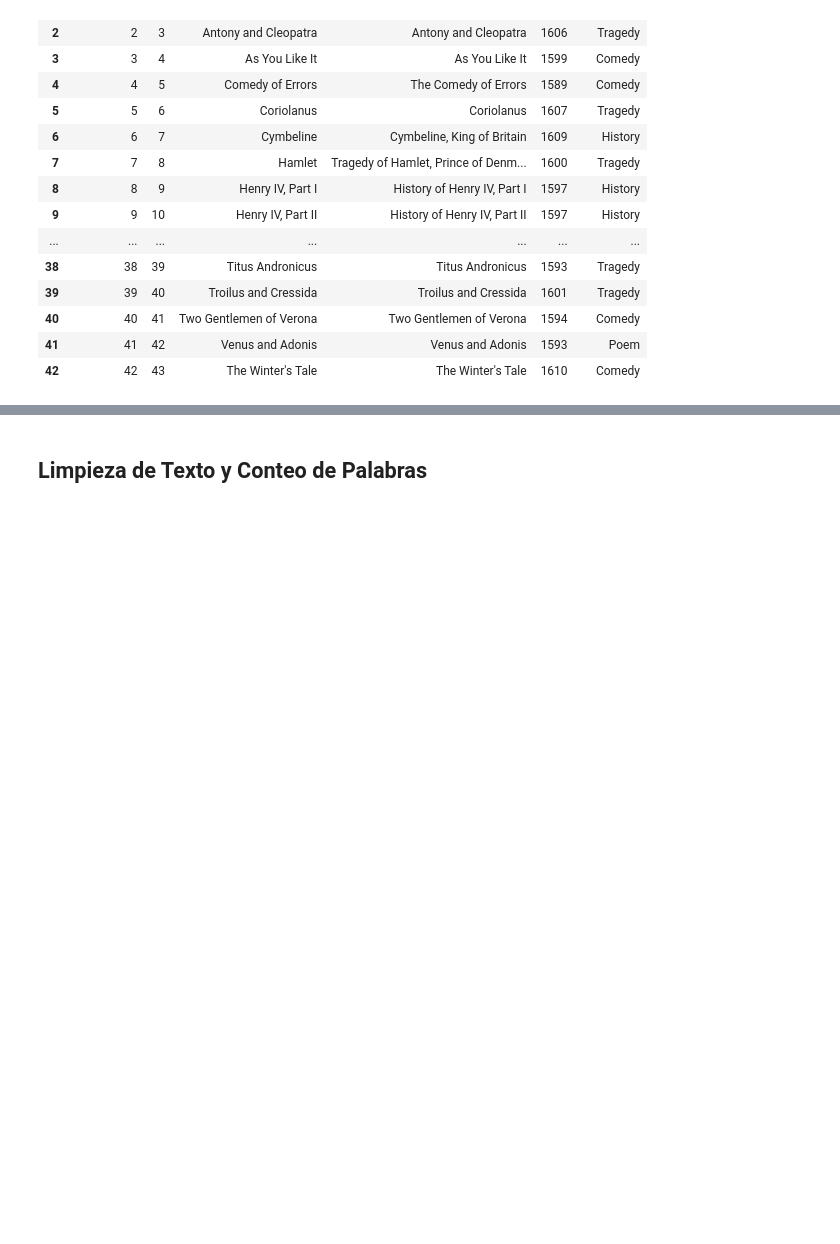
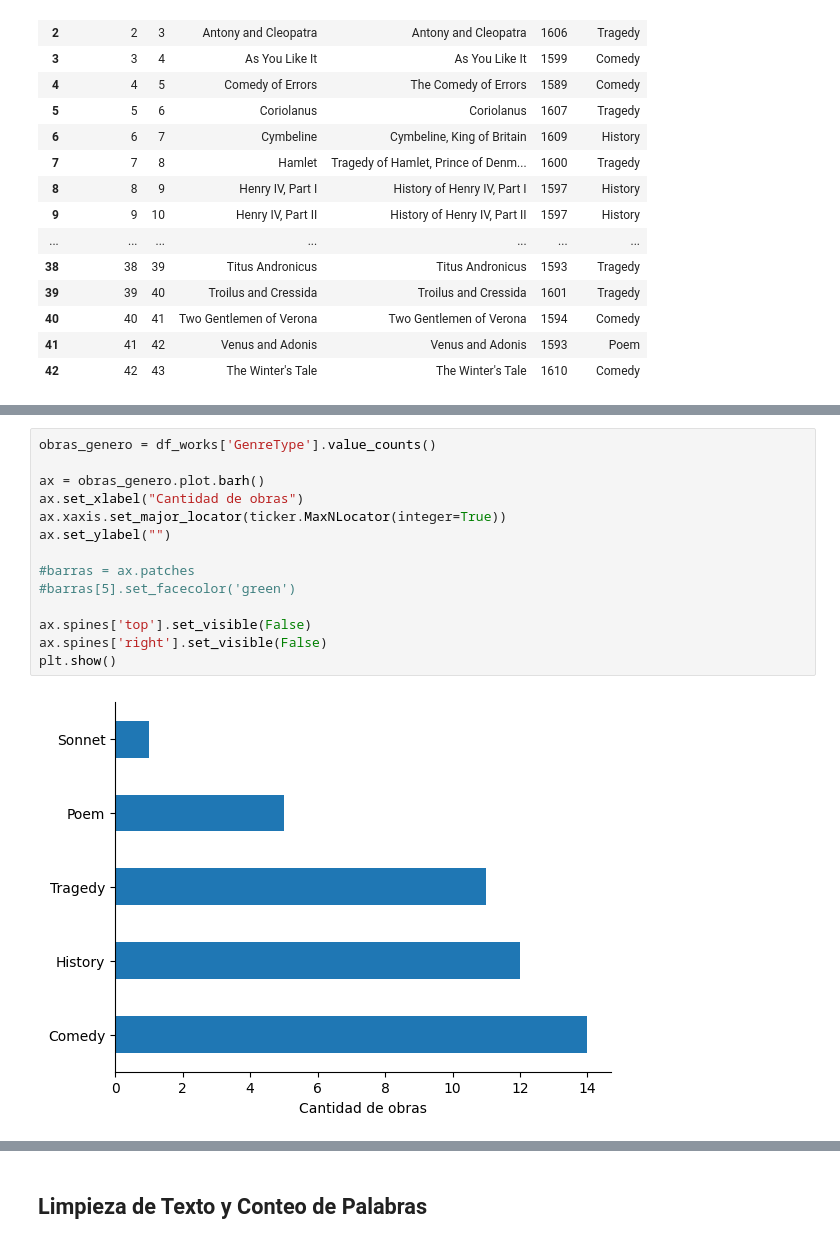
Before and after one commit to MariaEugenia/IntroCD, a Jupyter notebook: Tarea_1/shakespeare_propuesta.ipynb, the cells around one changed output, grey strips where cells are left out. Saved outputs shown, nothing was run; the diff lists cells and outputs as text; blank space fills up the shorter version.

```diff
--- a/Tarea_1/shakespeare_propuesta.ipynb
+++ b/Tarea_1/shakespeare_propuesta.ipynb
@@ -75,0 +163,16 @@ Name: PlainText, Length: 35465, dtype: object
+# %%
+obras_genero = df_works['GenreType'].value_counts()
+
+ax = obras_genero.plot.barh()
+ax.set_xlabel("Cantidad de obras")
+ax.xaxis.set_major_locator(ticker.MaxNLocator(integer=True))
+ax.set_ylabel("")
+
+#barras = ax.patches
+#barras[5].set_facecolor('green')
+
+ax.spines['top'].set_visible(False)
+ax.spines['right'].set_visible(False)
+plt.show()
+# %% [output]
+[figure, added]
```
Also changed, not shown: parts of 12 cells of this notebook.
